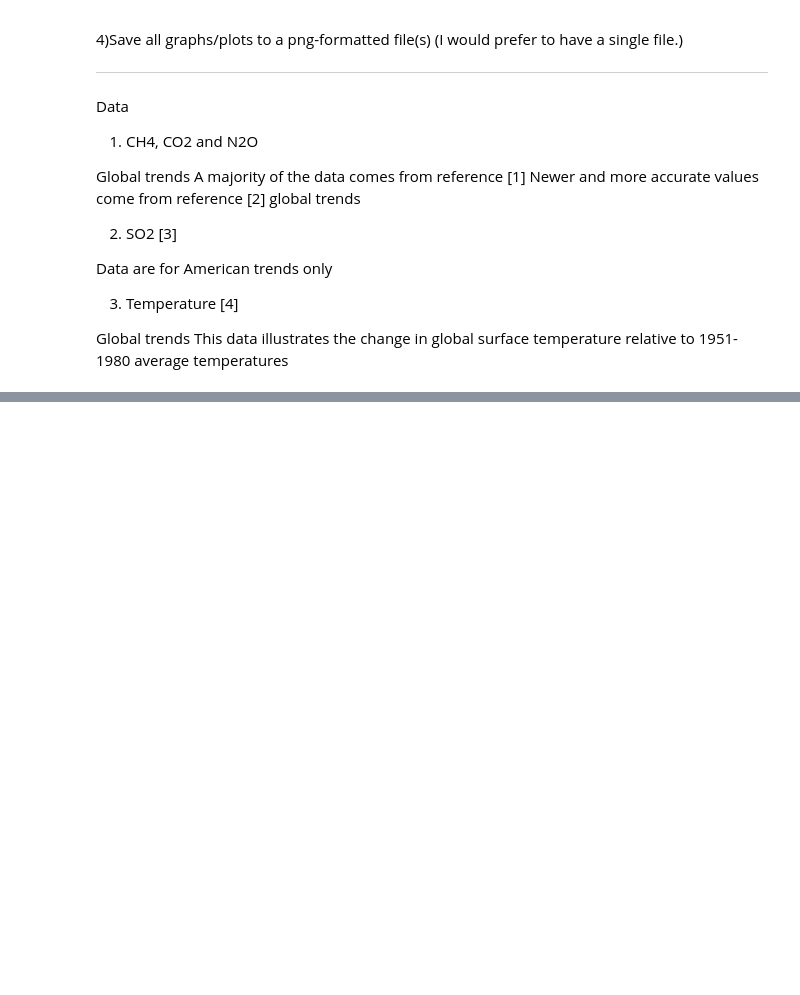
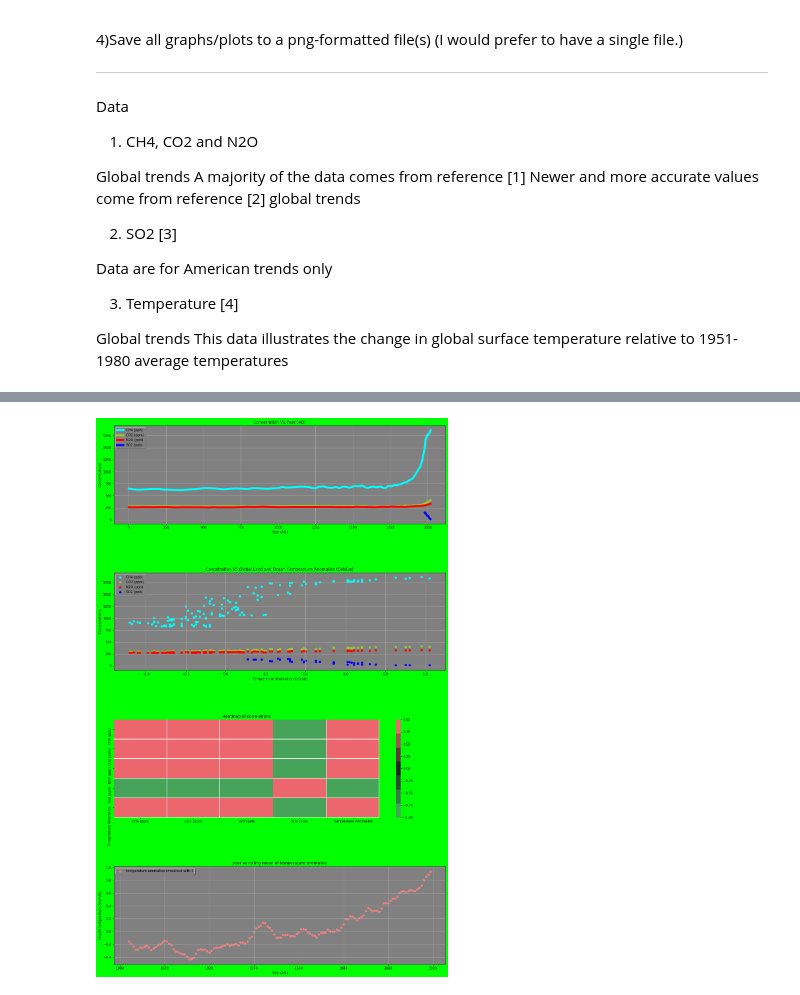
Before and after one commit to Ten0rio/Sci_Prog_Python, a Jupyter notebook: Homework_6_visualizing/homework_6.ipynb, the cells around one changed output, grey strips where cells are left out. Cells and saved outputs as stored; diff of their text form; code cells hidden in the pictures; blank space fills up the shorter version.

```diff
--- a/Homework_6_visualizing/homework_6.ipynb
+++ b/Homework_6_visualizing/homework_6.ipynb
@@ -111,0 +78,92 @@ plt_concentrations_vs_something(climate_df['Global Land and Ocean Temperature An
+# %%
+import matplotlib.pyplot as plt
+import pandas as pd
+import random
+import seaborn as sns
+import numpy as np
+
+#general settings
+plt.rcParams['axes.facecolor']='grey'
+plt.rcParams['axes.grid']=True
+
+climate_df = pd.read_csv('climate.csv')
+climate_df
+
+#1
+def plt_concentrations_vs_year():
+    colors = ['blue', 'red', 'yellowgreen', 'cyan']
+
+    for i in climate_df[['CH4 (ppb)', 'CO2 (ppm)', 'N2O (ppb)', 'SO2 (ppb)']]:
+        farbe=colors.pop()
+        plt.plot(climate_df['Year (AD)'], climate_df[i], color = farbe, label=i , linewidth=6)
+
+    #Concentration vs year
+    plt.xlabel(climate_df['Year (AD)'].name)
+    plt.ylabel('Concentrations')
+    plt.title('Concetration VS {}'.format(climate_df['Year (AD)'].name))
+    plt.legend(loc='best', shadow=True, fontsize='medium')
+
+    #ax1.set_xticks(np.arange(0,max(climate_df['Year (AD)'])+20,50))
+    #ax1.set_xticks(np.linspace(0,2020,34))
+
+
+def plt_concentrations_vs_anomalies():
+    colors = ['blue', 'red', 'yellowgreen', 'cyan']
+
+    for i in climate_df[['CH4 (ppb)', 'CO2 (ppm)', 'N2O (ppb)', 'SO2 (ppb)']]:
+        farbe=colors.pop()
+        plt.scatter(climate_df['Global Land and Ocean Temperature Anomalies (Celsius)'], climate_df[i], color = farbe, label=i)
+
+    #Concentration vs anomalies
+    plt.xlabel(' Temperature Anomalies (Celsius)')
+    plt.ylabel('Concentrations')
+    plt.title('Concetration VS {}'.format(climate_df['Global Land and Ocean Temperature Anomalies (Celsius)'].name))
+    plt.legend(loc='best', shadow=True, fontsize='medium')
+
+#2
+def plt_heatmap():
+    df_withoutyear = climate_df.drop('Year (AD)', axis='columns')
+    df_withoutyear = df_withoutyear.rename(columns={'Global Land and Ocean Temperature Anomalies (Celsius)': 'Temperature Anomalies'})
+    correlation_matrix = df_withoutyear.corr( method='pearson')
+
+    colorpalette = sns.diverging_palette(133, 10, l=60, n=7, center="dark")
+    sns.set_palette(colorpalette)
+
+    ax = sns.heatmap(correlation_matrix,vmin=-1, vmax=1, linewidths=.5,cmap=colorpalette)
+    ax.set_title('Heatmap of correlations')
+
+#3
+def plt_and_save_smoothdata(smooth_lvl=None):
+    rolling_mean=climate_df['Global Land and Ocean Temperature Anomalies (Celsius)'].rolling(smooth_lvl).mean()
+
+    plt.scatter(climate_df['Year (AD)'],rolling_mean,label = 'temperature anomalies smoothed with {}'.format(smooth_lvl), c = 'lightcoral')
+    plt.xlabel(climate_df['Year (AD)'].name)
+    plt.ylabel('smotth temperature anomaly')
+    plt.title('year vs rolling mean of temperature anomalies')
+    plt.legend(loc='best', shadow=True, fontsize='medium')
+    #Safe data
+    df_climate_rolling_mean = climate_df
+    df_climate_rolling_mean['Smoothed temperature anomalies']=rolling_mean
+    df_climate_rolling_mean.to_csv('climate-rolling-mean.csv', sep=',', index=False, encoding='utf-8')
+
+fig=plt.figure(figsize = (18,30), facecolor = 'lime')
+plt.subplots_adjust(hspace=0.5)
+
+plt.subplot(411)
+plt_concentrations_vs_year()
+
+plt.subplot(412)
+plt_concentrations_vs_anomalies()
+
+plt.subplot(413)
+plt_heatmap()
+
+plt.subplot(414)
+plt_and_save_smoothdata(5)
+
+plt.show
+
+
+fig.savefig("test.png")
+# %% [output]
+[figure, added]
```
Also changed, not shown: parts of 5 cells of this notebook, 2 other files.
